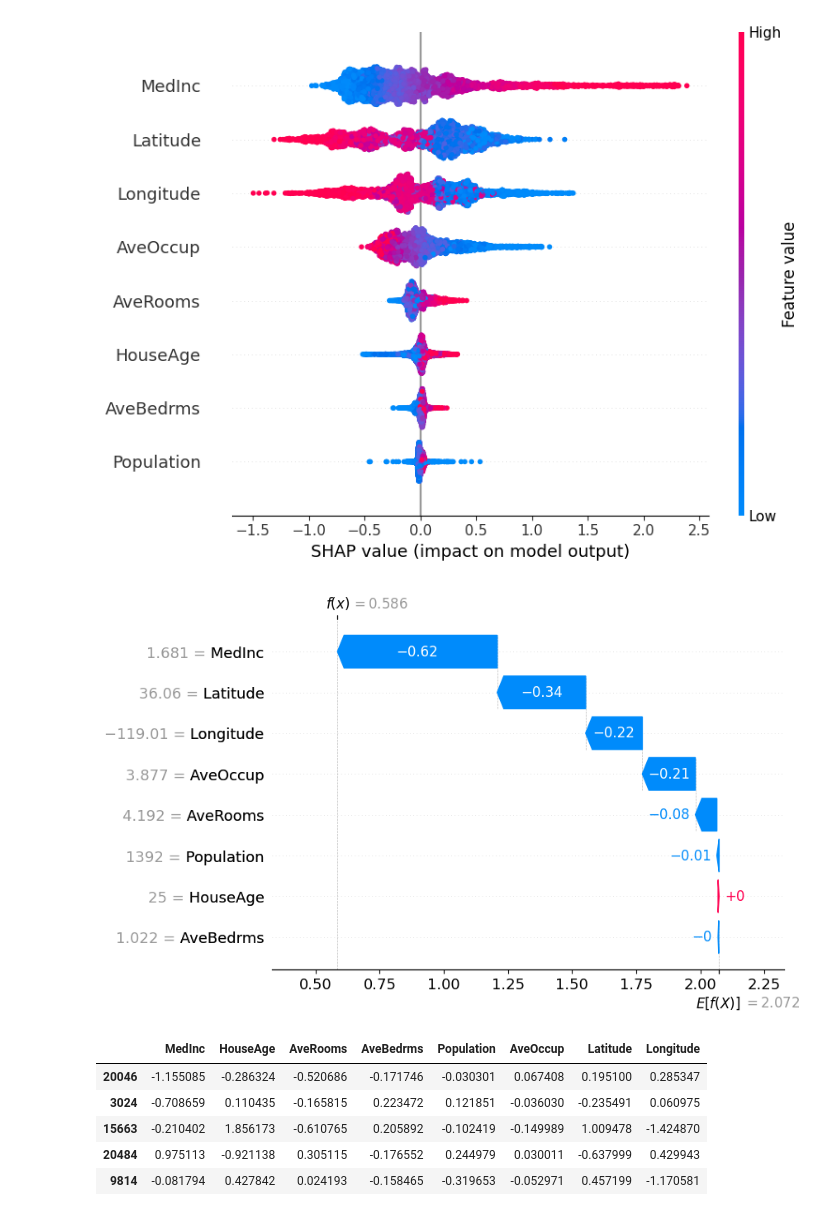
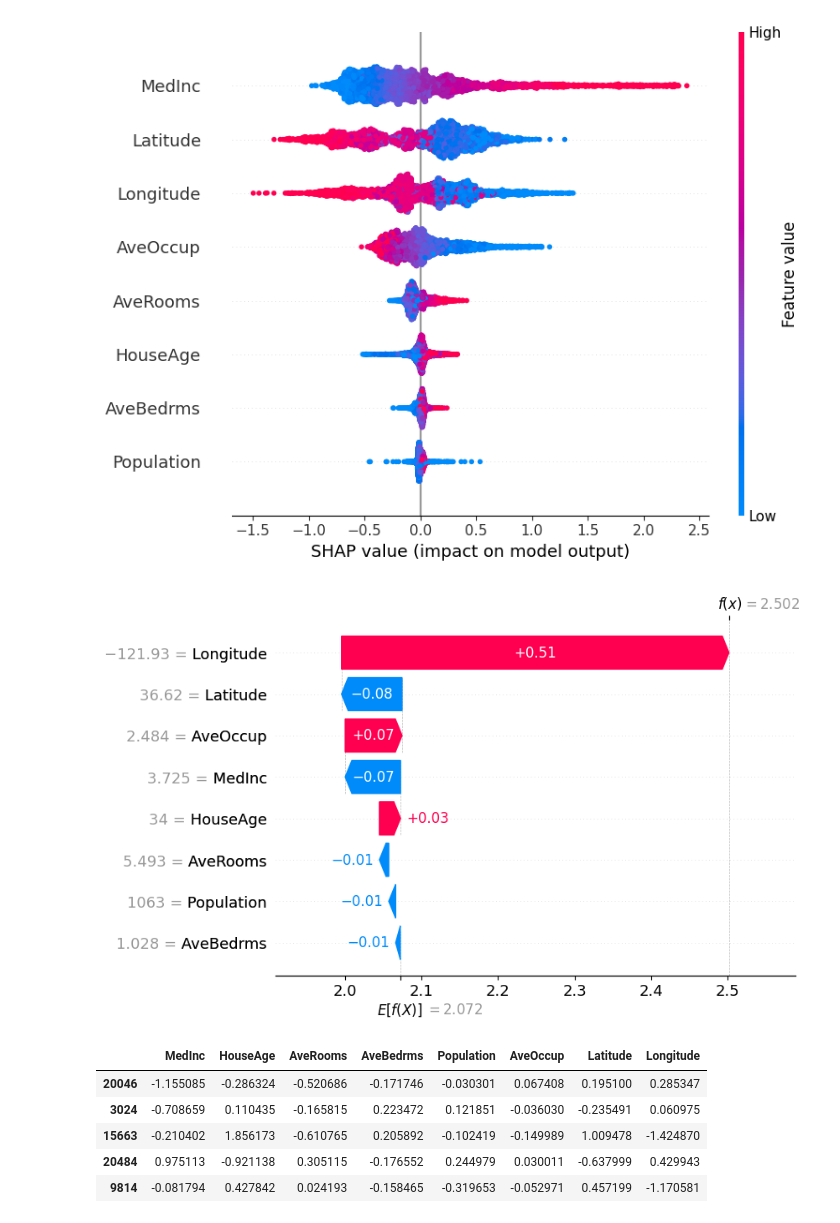
Before and after one commit to MenaWANG/mlarena, a Jupyter notebook: examples/1.basic_usage.ipynb, the cells around one changed output. Drawn from its saved outputs; the diff is of its cells as text; code cells hidden in the pictures.

```diff
--- a/examples/1.basic_usage.ipynb
+++ b/examples/1.basic_usage.ipynb
@@ -233,9 +234,9 @@ unwrapped_model.explain_model(X_test)
 # %% [output]
 [figure]
 # %%
-unwrapped_model.explain_case(1)
+unwrapped_model.explain_case(5)
 # %% [output]
-[figure, old version]
+[figure, new version]
 # %%
 # call the trained preprocessor as the ml_pipeline attribute
 X_test_transformed = unwrapped_model.preprocessor.transform(X_test)
```
Also changed, not shown: parts of 6 cells of this notebook, 1 other file.
